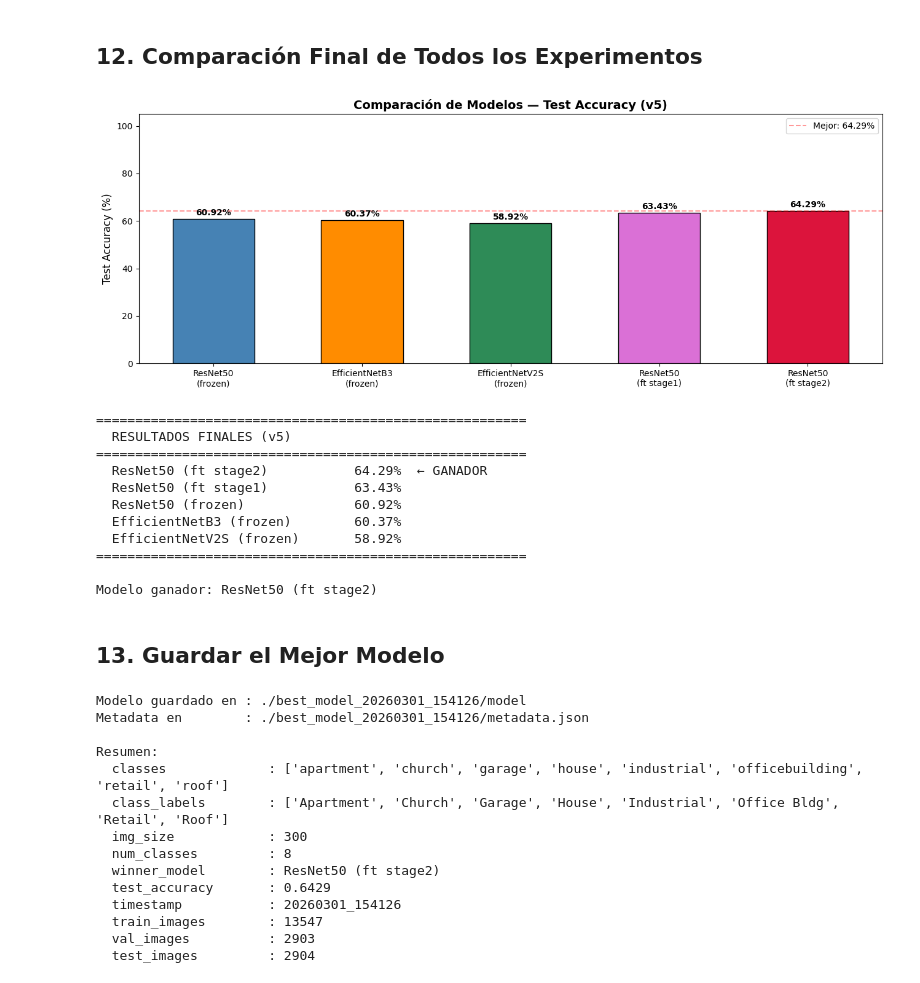
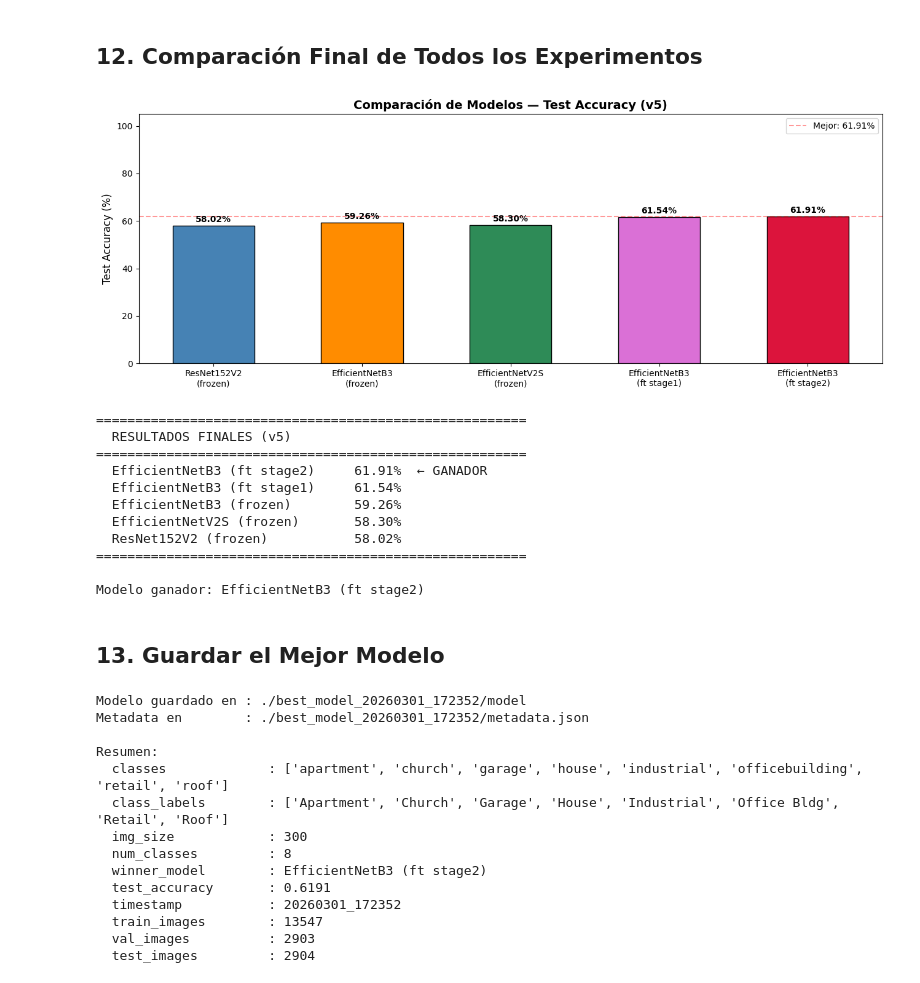
Before and after one commit to marlon-alvarez/clasificador_edificios, a Jupyter notebook: model/train_model.ipynb, the cells around one changed output. Saved outputs shown, nothing was run; the diff lists cells and outputs as text; code cells hidden in the pictures.

```diff
--- a/model/train_model.ipynb
+++ b/model/train_model.ipynb
@@ -405,9 +405,9 @@ Pipeline tf.data configurado.
 # %%
 # Configuración de backbones disponibles
 BACKBONE_CONFIG = {
-    "ResNet50": {
-        "builder":    keras.applications.ResNet50,
-        "preprocess": keras.applications.resnet50.preprocess_input,
+    "ResNet152V2": {
+        "builder":    keras.applications.ResNet152V2,
+        "preprocess": keras.applications.resnet_v2.preprocess_input,
     },
     "EfficientNetB3": {
         "builder":    keras.applications.EfficientNetB3,
@@ -684,9 +684,9 @@ Funciones de experimento listas.
 # %%
 model_resnet, hist_resnet, acc_resnet, rid_resnet = run_experiment(
-    run_name     = "ResNet50_frozen",
-    backbone_name= "ResNet50",
+    run_name     = "ResNet152V2_frozen",
+    backbone_name= "ResNet152V2",
     epochs       = INITIAL_EPOCHS,
     lr           = INITIAL_LR,
 )
-print(f"ResNet50 (frozen) — Test accuracy: {acc_resnet*100:.2f}%")
+print(f"ResNet152V2 (frozen) — Test accuracy: {acc_resnet*100:.2f}%")
 # %% [output]
@@ -838,7 +838,7 @@ EfficientNetV2S (frozen) — Test accuracy: 58.92%
 ## 10. Comparación Baselines → Selección para Fine-tuning
 # %%
 baseline_results = {
-    "ResNet50":        (acc_resnet,     model_resnet),
+    "ResNet152V2":     (acc_resnet,     model_resnet),
     "EfficientNetB3":  (acc_effnet,     model_effnet),
     "EfficientNetV2S": (acc_effnetv2s,  model_effnetv2s),
 }
@@ -972,14 +972,14 @@ Restoring model weights from the end of the best epoch: 19.
 ## 12. Comparación Final de Todos los Experimentos
 # %%
 all_results = {
-    "ResNet50\n(frozen)":            acc_resnet,
+    "ResNet152V2\n(frozen)":         acc_resnet,
     "EfficientNetB3\n(frozen)":      acc_effnet,
     "EfficientNetV2S\n(frozen)":     acc_effnetv2s,
     f"{best_backbone}\n(ft stage1)": acc_ft1,
     f"{best_backbone}\n(ft stage2)": acc_ft2,
 }
 all_models = {
-    "ResNet50\n(frozen)":            model_resnet,
+    "ResNet152V2\n(frozen)":         model_resnet,
     "EfficientNetB3\n(frozen)":      model_effnet,
     "EfficientNetV2S\n(frozen)":     model_effnetv2s,
     f"{best_backbone}\n(ft stage1)": model_ft1,
@@ -997,45 +997,45 @@ ax.set_ylabel("Test Accuracy (%)", fontsize=12)
 ax.set_title("Comparación de Modelos — Test Accuracy (v5)", fontsize=14, fontweight='bold')
 ax.axhline(y=max(accs), color='red', linestyle='--', alpha=0.4, label=f'Mejor: {max(accs):.2f}%')
 ax.legend()
 for bar, acc in zip(bars, accs):
     ax.text(bar.get_x() + bar.get_width()/2, bar.get_height() + 0.8,
             f"{acc:.2f}%", ha='center', va='bottom', fontweight='bold', fontsize=10)
 plt.tight_layout()
 comparison_path = "/tmp/model_comparison.png"
 plt.savefig(comparison_path, dpi=150, bbox_inches='tight')
 plt.show()
 
 # Log del gráfico de comparación en MLflow
 with mlflow.start_run(run_name="summary_comparison_v5"):
     for name, acc in zip(names, accs):
         mlflow.log_metric(name.replace("\n", "_").replace(" ", "_").replace("(", "").replace(")", ""),
                           acc / 100)
     mlflow.log_artifact(comparison_path, "plots")
 
 print("\n" + "="*55)
 print("  RESULTADOS FINALES (v5)")
 print("="*55)
 for name, acc in sorted(zip(names, accs), key=lambda x: -x[1]):
     marker = "  ← GANADOR" if acc == max(accs) else ""
     print(f"  {name.replace(chr(10), ' '):<30} {acc:5.2f}%{marker}")
 print("="*55)
 
 winner_name = names[np.argmax(accs)]
 winner_model = all_models[winner_name]
 print(f"\nModelo ganador: {winner_name.replace(chr(10), ' ')}")
 # %% [output]
-[figure, old version]
+[figure, new version]
 =======================================================
   RESULTADOS FINALES (v5)
 =======================================================
-  ResNet50 (ft stage2)           64.29%  ← GANADOR
-  ResNet50 (ft stage1)           63.43%
-  ResNet50 (frozen)              60.92%
-  EfficientNetB3 (frozen)        60.37%
-  EfficientNetV2S (frozen)       58.92%
+  EfficientNetB3 (ft stage2)     61.91%  ← GANADOR
+  EfficientNetB3 (ft stage1)     61.54%
+  EfficientNetB3 (frozen)        59.26%
+  EfficientNetV2S (frozen)       58.30%
+  ResNet152V2 (frozen)           58.02%
 =======================================================
 
-Modelo ganador: ResNet50 (ft stage2)
+Modelo ganador: EfficientNetB3 (ft stage2)
 # %% [markdown]
 ## 13. Guardar el Mejor Modelo
 # %%
@@ -1070,17 +1070,17 @@ for k, v in metadata.items():
     if k != "all_results":
         print(f"  {k:<20}: {v}")
 # %% [output]
-Modelo guardado en : ./best_model_20260301_154126/model
-Metadata en        : ./best_model_20260301_154126/metadata.json
+Modelo guardado en : ./best_model_20260301_172352/model
+Metadata en        : ./best_model_20260301_172352/metadata.json
 
 Resumen:
   classes             : ['apartment', 'church', 'garage', 'house', 'industrial', 'officebuilding', 'retail', 'roof']
   class_labels        : ['Apartment', 'Church', 'Garage', 'House', 'Industrial', 'Office Bldg', 'Retail', 'Roof']
   img_size            : 300
   num_classes         : 8
-  winner_model        : ResNet50 (ft stage2)
-  test_accuracy       : 0.6429
-  timestamp           : 20260301_154126
+  winner_model        : EfficientNetB3 (ft stage2)
+  test_accuracy       : 0.6191
+  timestamp           : 20260301_172352
   train_images        : 13547
   val_images          : 2903
   test_images         : 2904
```
Also changed, not shown: parts of 9 cells of this notebook.
